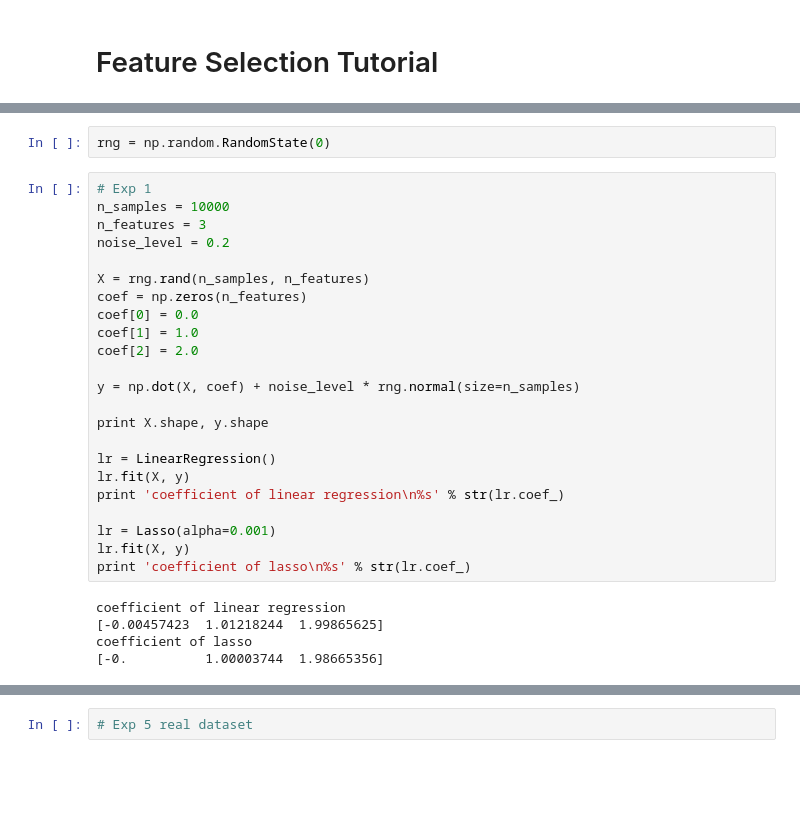
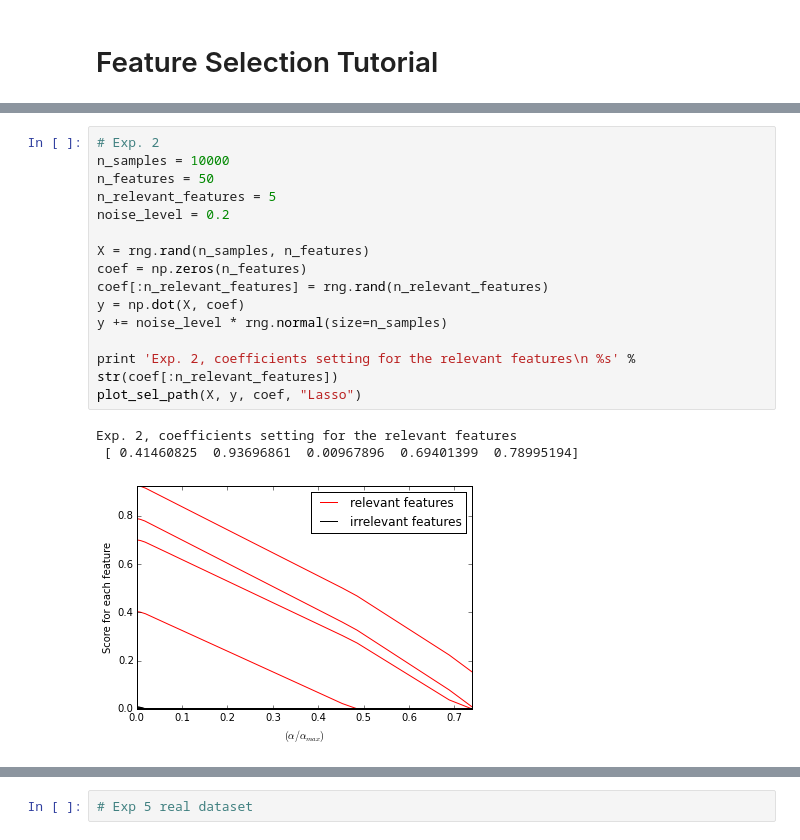
Before and after one commit to JinyiLu/15-688-Tutorial, a Jupyter notebook: Feature Selection Tutorial.ipynb, the cells around one changed output, grey strips where cells are left out. Saved outputs shown, nothing was run; the diff lists cells and outputs as text; blank space fills up the shorter version.

```diff
--- a/Feature Selection Tutorial.ipynb
+++ b/Feature Selection Tutorial.ipynb
@@ -146,30 +154,19 @@ def gen_simulation_dataset(n_features=500, n_relevant_features=3,
-# %%
-rng = np.random.RandomState(0)
 # %%
-# Exp 1
+# Exp. 2
 n_samples = 10000
-n_features = 3
+n_features = 50
+n_relevant_features = 5
 noise_level = 0.2
 
 X = rng.rand(n_samples, n_features)
 coef = np.zeros(n_features)
-coef[0] = 0.0
-coef[1] = 1.0
-coef[2] = 2.0
+coef[:n_relevant_features] = rng.rand(n_relevant_features)
+y = np.dot(X, coef)
+y += noise_level * rng.normal(size=n_samples)
 
-y = np.dot(X, coef) + noise_level * rng.normal(size=n_samples)
-
-print X.shape, y.shape
-
-lr = LinearRegression()
-lr.fit(X, y)
-print 'coefficient of linear regression\n%s' % str(lr.coef_)
-
-lr = Lasso(alpha=0.001)
-lr.fit(X, y)
-print 'coefficient of lasso\n%s' % str(lr.coef_)
+print 'Exp. 2, coefficients setting for the relevant features\n %s' % str(coef[:n_relevant_features])
+plot_sel_path(X, y, coef, "Lasso")
 # %% [output]
-coefficient of linear regression
-[-0.00457423  1.01218244  1.99865625]
-coefficient of lasso
-[-0.          1.00003744  1.98665356]
+Exp. 2, coefficients setting for the relevant features
+ [ 0.41460825  0.93696861  0.00967896  0.69401399  0.78995194]
+[figure, added]
```
Also changed, not shown: parts of 34 cells of this notebook, 1 other file.
